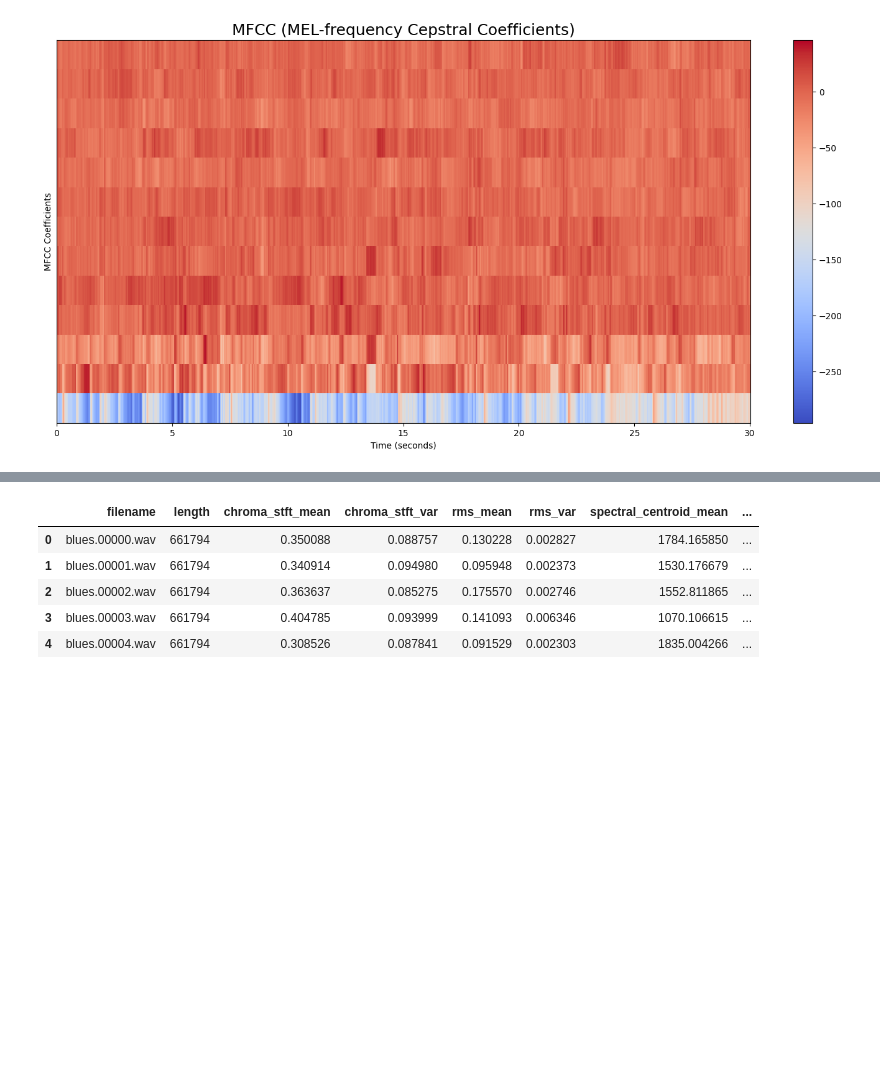
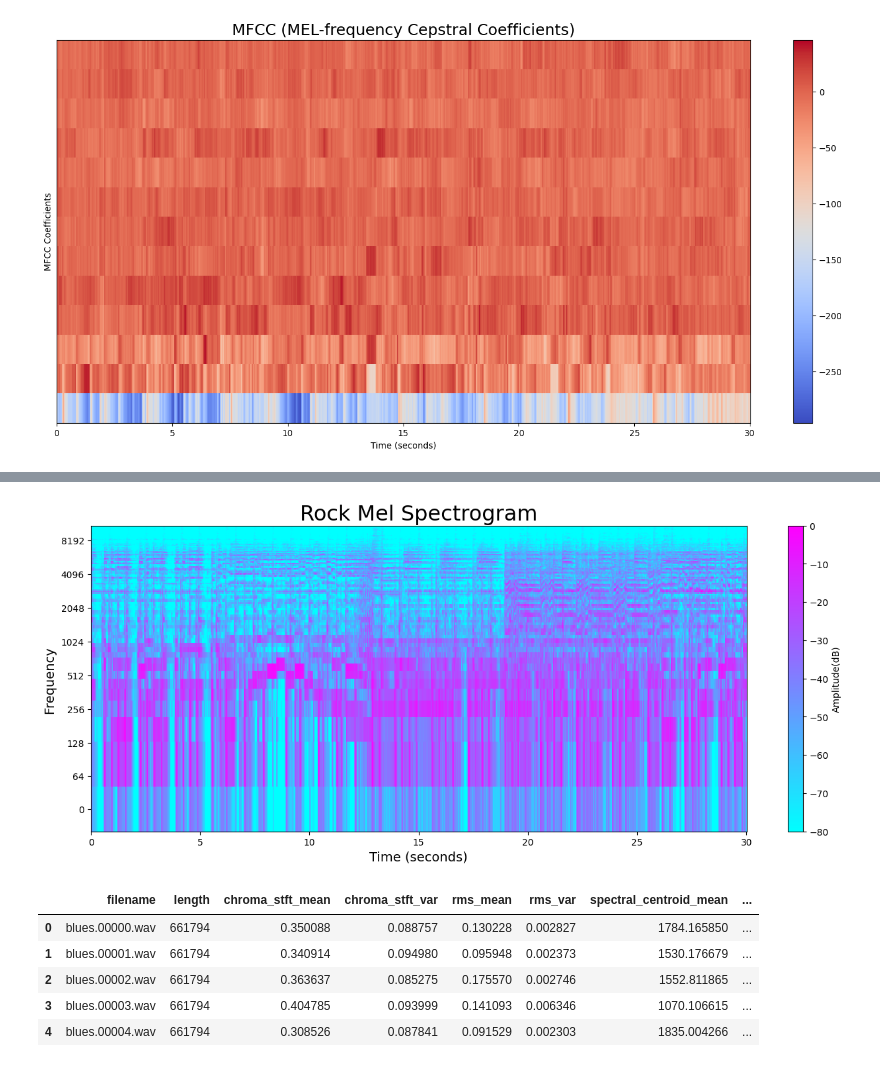
Before and after one commit to ezgisubasii/MusicGenreClassification, a Jupyter notebook: MusicGenreClassification.ipynb, the cells around one changed output, grey strips where cells are left out. Cells and saved outputs as stored; diff of their text form; code cells hidden in the pictures; blank space fills up the shorter version.

```diff
--- a/MusicGenreClassification.ipynb
+++ b/MusicGenreClassification.ipynb
@@ -93,3 +142,20 @@ plt.show()
+# %%
+audio_signal, sample_rate = librosa.load(f'{general_path}/genres_original/rock/rock.00039.wav')
+audio_signal, _ = librosa.effects.trim(audio_signal)
+mel_spectrogram = librosa.feature.melspectrogram(audio_signal, sr=sample_rate)
+
+mel_spectrogram_db = librosa.amplitude_to_db(mel_spectrogram, ref=np.max)
+plt.figure(figsize=(16, 6))
+librosa.display.specshow(mel_spectrogram_db, sr=sample_rate, hop_length=step_size, x_axis='time', y_axis='log', cmap='cool')
+
+plt.colorbar(label='Amplitude(dB)')
+plt.title("Rock Mel Spectrogram", fontsize=23)
+plt.xlabel("Time (seconds)", fontsize=14)
+plt.ylabel("Frequency ", fontsize=14)
+
+plt.show()
+# %% [output]
+[figure, added]
 # %%
 data = pd.read_csv('features_30_sec.csv')
 data.head()
```
Also changed, not shown: parts of 4 cells of this notebook.
